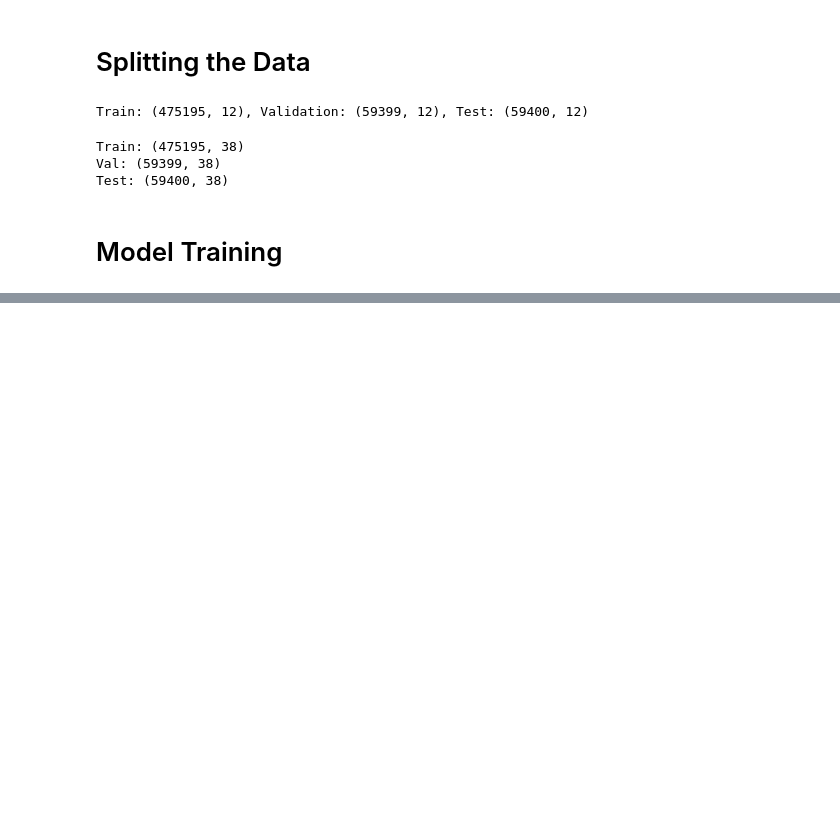
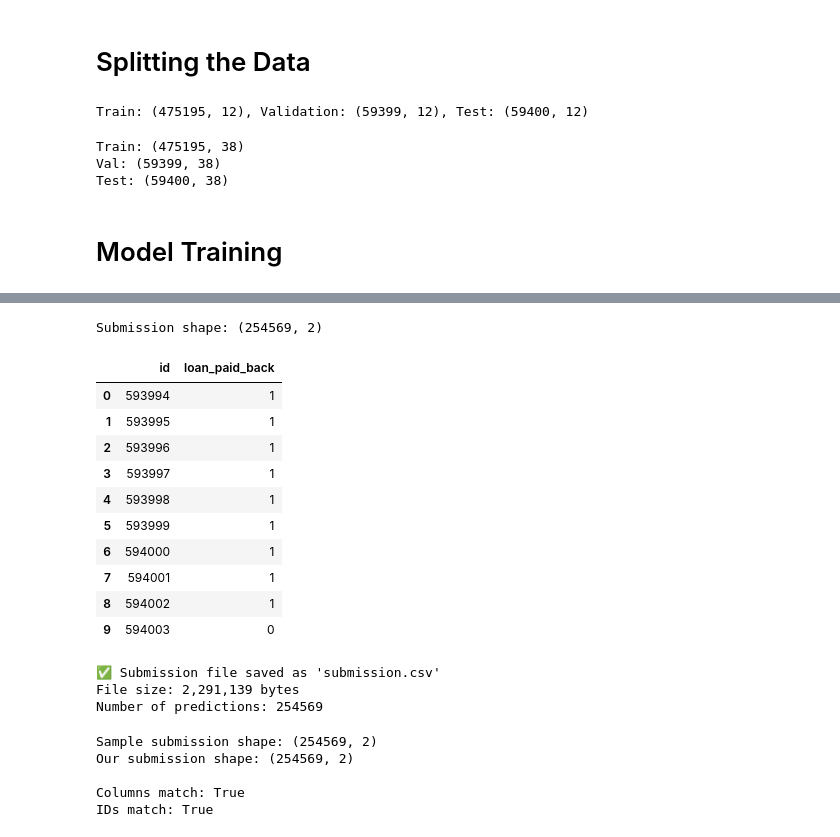
Before and after one commit to c0d3l0v3r-HeHe/Loan-Payback-Prediction-Kaggle-Comp, a Jupyter notebook: notebook_submission.ipynb, the cells around one changed output, grey strips where cells are left out. Cells and saved outputs as stored; diff of their text form; code cells hidden in the pictures; blank space fills up the shorter version.

```diff
--- a/notebook_submission.ipynb
+++ b/notebook_submission.ipynb
@@ -398,0 +267,51 @@ Fitting 3 folds for each of 288 candidates, totalling 864 fits
+# %%
+# Create the submission DataFrame
+submission = pd.DataFrame({
+    'id': test_ids,
+    'loan_paid_back': test_predictions
+})
+
+# Verify the submission format
+print(f"Submission shape: {submission.shape}")
+submission.head(10)
+# %% [output]
+Submission shape: (254569, 2)
+|  | id | loan_paid_back |
+| 0 | 593994 | 1 |
+| 1 | 593995 | 1 |
+| 2 | 593996 | 1 |
+| 3 | 593997 | 1 |
+| 4 | 593998 | 1 |
+| 5 | 593999 | 1 |
+| 6 | 594000 | 1 |
+| 7 | 594001 | 1 |
+| 8 | 594002 | 1 |
+| 9 | 594003 | 0 |
+# %%
+# Save the submission file
+submission.to_csv('submission.csv', index=False)
+print("✅ Submission file saved as 'submission.csv'")
+
+# Verify the file was created
+import os
+if os.path.exists('submission.csv'):
+    file_size = os.path.getsize('submission.csv')
+    print(f"File size: {file_size:,} bytes")
+    print(f"Number of predictions: {len(submission)}")
+# %% [output]
+✅ Submission file saved as 'submission.csv'
+File size: 2,291,139 bytes
+Number of predictions: 254569
+# %%
+# Quick sanity check: compare with sample submission
+sample_submission = pd.read_csv("Data/sample_submission.csv")
+print(f"Sample submission shape: {sample_submission.shape}")
+print(f"Our submission shape: {submission.shape}")
+print(f"\nColumns match: {list(submission.columns) == list(sample_submission.columns)}")
+print(f"IDs match: {(submission['id'].values == sample_submission['id'].values).all()}")
+# %% [output]
+Sample submission shape: (254569, 2)
+Our submission shape: (254569, 2)
+
+Columns match: True
+IDs match: True
```
Also changed, not shown: parts of 9 cells of this notebook, 2 other files.
